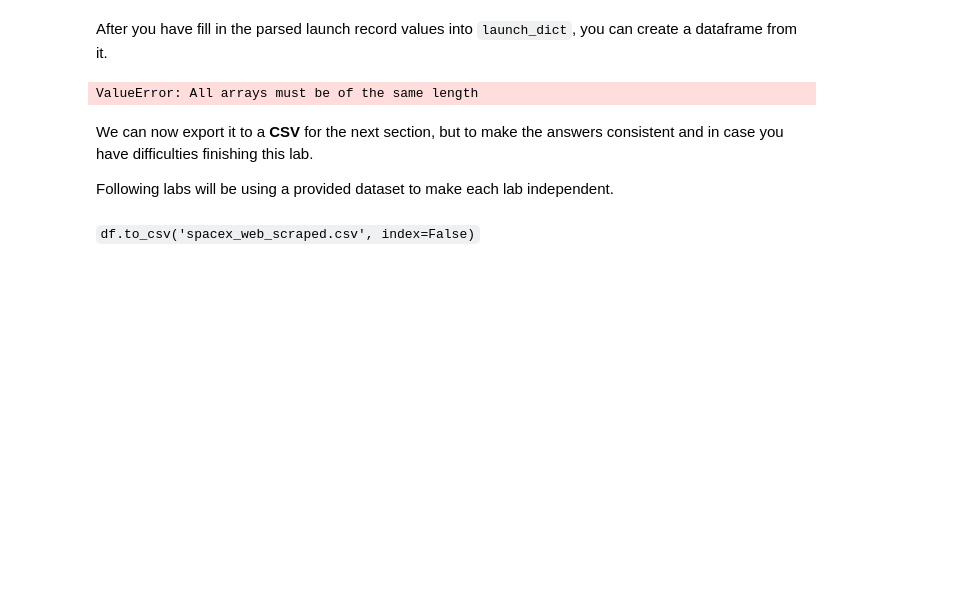
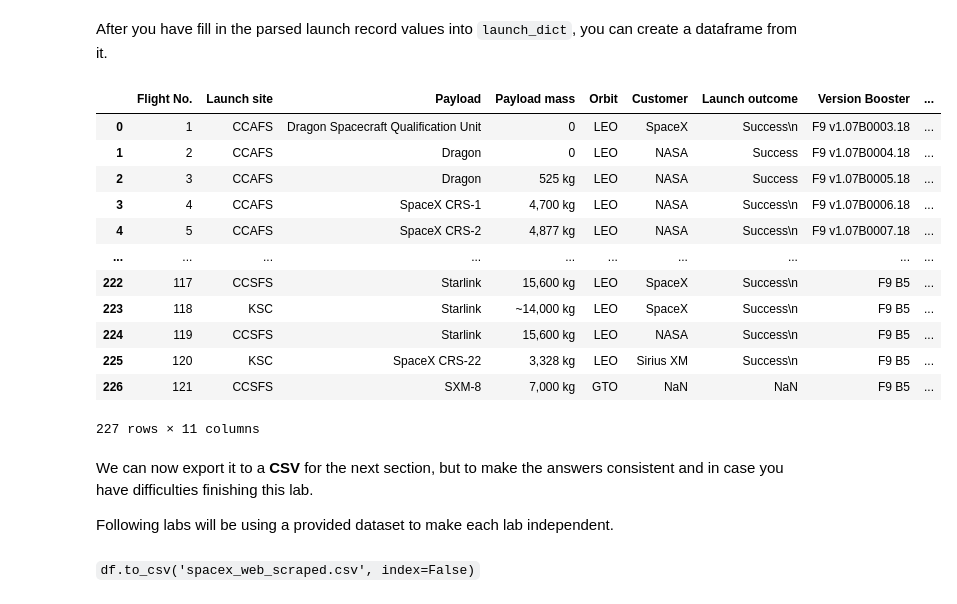
Before and after one commit to bilalftaieh/Data-Project, a Jupyter notebook: jupyter-labs-webscraping.ipynb, the cells around one changed output. Saved outputs shown, nothing was run; the diff lists cells and outputs as text; code cells hidden in the pictures; blank space fills up the shorter version.

Commit message:
WEBSCRAPING DATA

```diff
--- a/jupyter-labs-webscraping.ipynb
+++ b/jupyter-labs-webscraping.ipynb
@@ -227,7 +225,7 @@ launch_dict= dict.fromkeys(column_names)
 del launch_dict['Date and time ( )']
 
 # Let's initial the launch_dict with each value to be an empty list
-launch_dict['Flight No.'] = [
+launch_dict['Flight No.'] = []
 launch_dict['Launch site'] = []
 launch_dict['Payload'] = []
 launch_dict['Payload mass'] = []
@@ -355,9 +309,22 @@ AttributeError: 'NoneType' object has no attribute 'string'
 # %% [markdown]
 After you have fill in the parsed launch record values into `launch_dict`, you can create a dataframe from it.
-# %%
-df=pd.DataFrame(launch_dict)
-# %% [output]
-ValueError: All arrays must be of the same length
+# %%
+df= pd.DataFrame({ key:pd.Series(value) for key, value in launch_dict.items() })
+df
+# %% [output]
+|  | Flight No. | Launch site | Payload | Payload mass | Orbit | Customer | Launch outcome | Version Booster | ... |
+| 0 | 1 | CCAFS | Dragon Spacecraft Qualification Unit | 0 | LEO | SpaceX | Success\n | F9 v1.07B0003.18 | ... |
+| 1 | 2 | CCAFS | Dragon | 0 | LEO | NASA | Success | F9 v1.07B0004.18 | ... |
+| 2 | 3 | CCAFS | Dragon | 525 kg | LEO | NASA | Success | F9 v1.07B0005.18 | ... |
+| 3 | 4 | CCAFS | SpaceX CRS-1 | 4,700 kg | LEO | NASA | Success\n | F9 v1.07B0006.18 | ... |
+| 4 | 5 | CCAFS | SpaceX CRS-2 | 4,877 kg | LEO | NASA | Success\n | F9 v1.07B0007.18 | ... |
+| ... | ... | ... | ... | ... | ... | ... | ... | ... | ... |
+| 222 | 117 | CCSFS | Starlink | 15,600 kg | LEO | SpaceX | Success\n | F9 B5 | ... |
+| 223 | 118 | KSC | Starlink | ~14,000 kg | LEO | SpaceX | Success\n | F9 B5 | ... |
+| 224 | 119 | CCSFS | Starlink | 15,600 kg | LEO | NASA | Success\n | F9 B5 | ... |
+| 225 | 120 | KSC | SpaceX CRS-22 | 3,328 kg | LEO | Sirius XM | Success\n | F9 B5 | ... |
+| 226 | 121 | CCSFS | SXM-8 | 7,000 kg | GTO | NaN | NaN | F9 B5 | ... |
+227 rows × 11 columns
 # %% [markdown]
 We can now export it to a <b>CSV</b> for the next section, but to make the answers consistent and in case you have difficulties finishing this lab.
 
```
Also changed, not shown: parts of 13 cells of this notebook.
